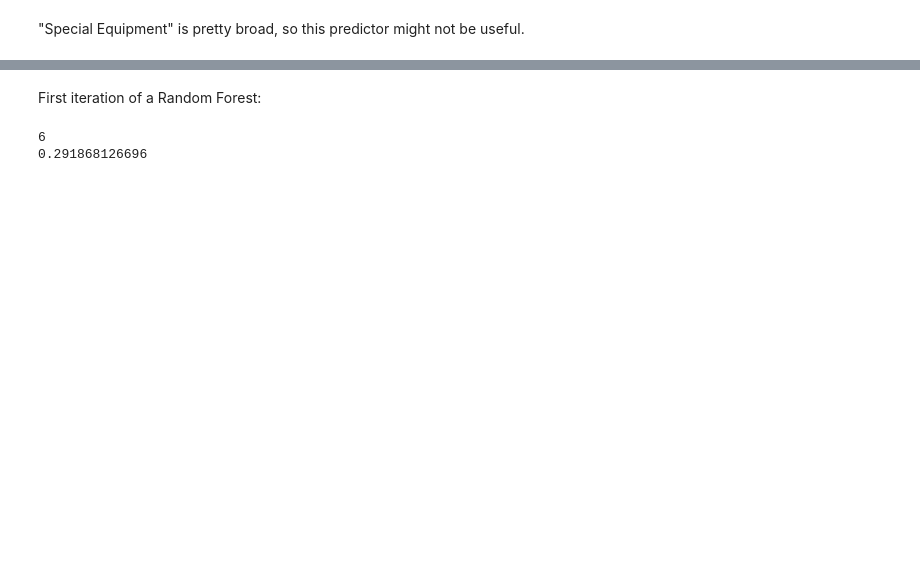
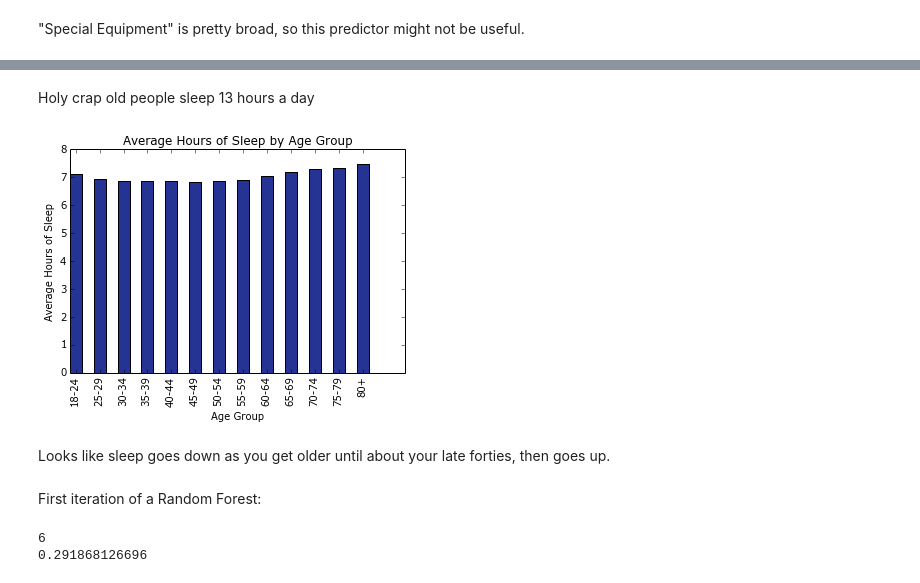
Before and after one commit to Ziyilan/DataScience16CTW, a Jupyter notebook: data_exploration.ipynb, the cells around one changed output, grey strips where cells are left out. Drawn from its saved outputs; the diff is of its cells as text; code cells hidden in the pictures; blank space fills up the shorter version.

```diff
--- a/data_exploration.ipynb
+++ b/data_exploration.ipynb
@@ -205,3 +236,29 @@ Average Sleep of people without health problems requiring equipment: 7.037843893
+# %% [markdown]
+Holy crap old people sleep 13 hours a day
+# %%
+N = 13
+means = (7.12667778241, 6.9398187984, 6.85942954449, 6.86664553702, 6.86630243215, 6.8508006047, 6.86883032222,
+         6.92079693988, 7.05109923899, 7.203683337, 7.29233574794, 7.34674209093, 7.4877031651)
+
+ind = np.arange(N)
+width = .5
+labels = ['18-24', '25-29', '30-34', '35-39', '40-44', '45-49', '50-54', '55-59', '60-64', '65-69', '70-74',
+          '75-79', '80+']
+
+fig, ax = plt.subplots()
+rects1 = ax.bar(ind, means, width, color="#253494")
+
+# add some text for labels, title and axes ticks
+ax.set_ylabel('Average Hours of Sleep')
+ax.set_xlabel('Age Group')
+ax.set_title('Average Hours of Sleep by Age Group')
+plt.xticks(ind + (width/2), labels, rotation='vertical')
+
+plt.show()
+# %% [output]
+[figure, added]
+# %% [markdown]
+Looks like sleep goes down as you get older until about your late forties, then goes up.
 # %%
 from sklearn.linear_model import LinearRegression
 from sklearn.cross_validation import KFold
```
Also changed, not shown: parts of 15 cells of this notebook.
